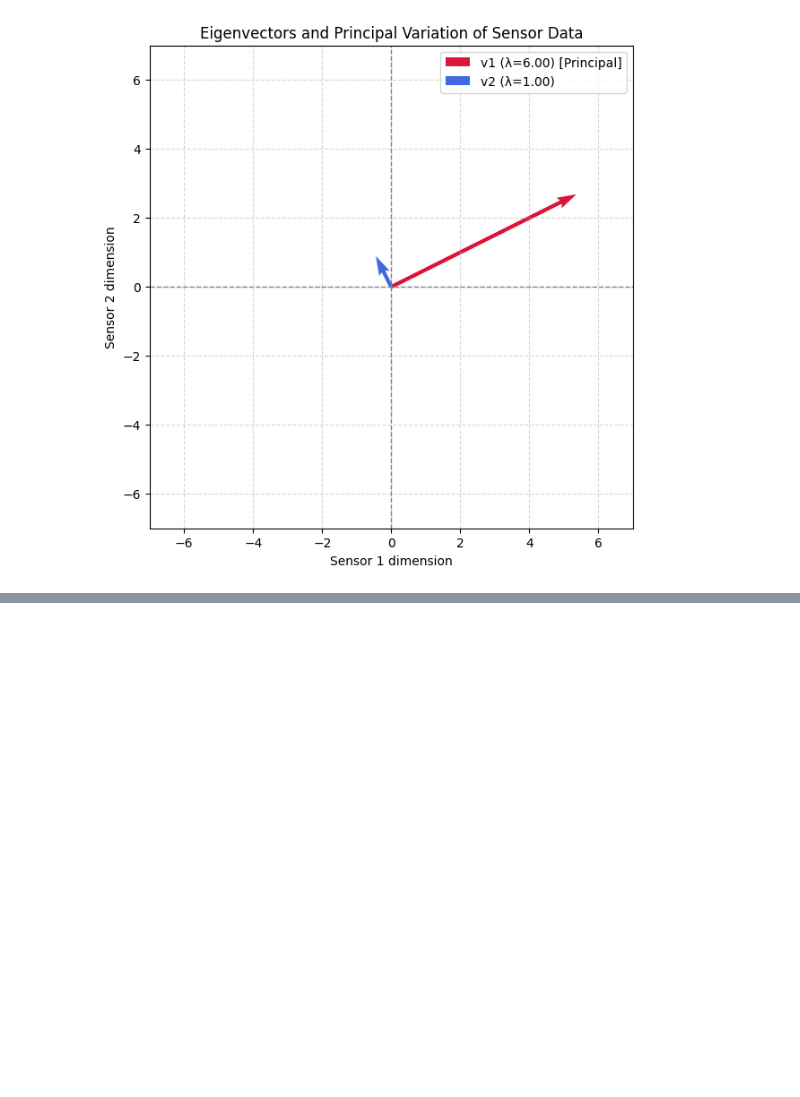
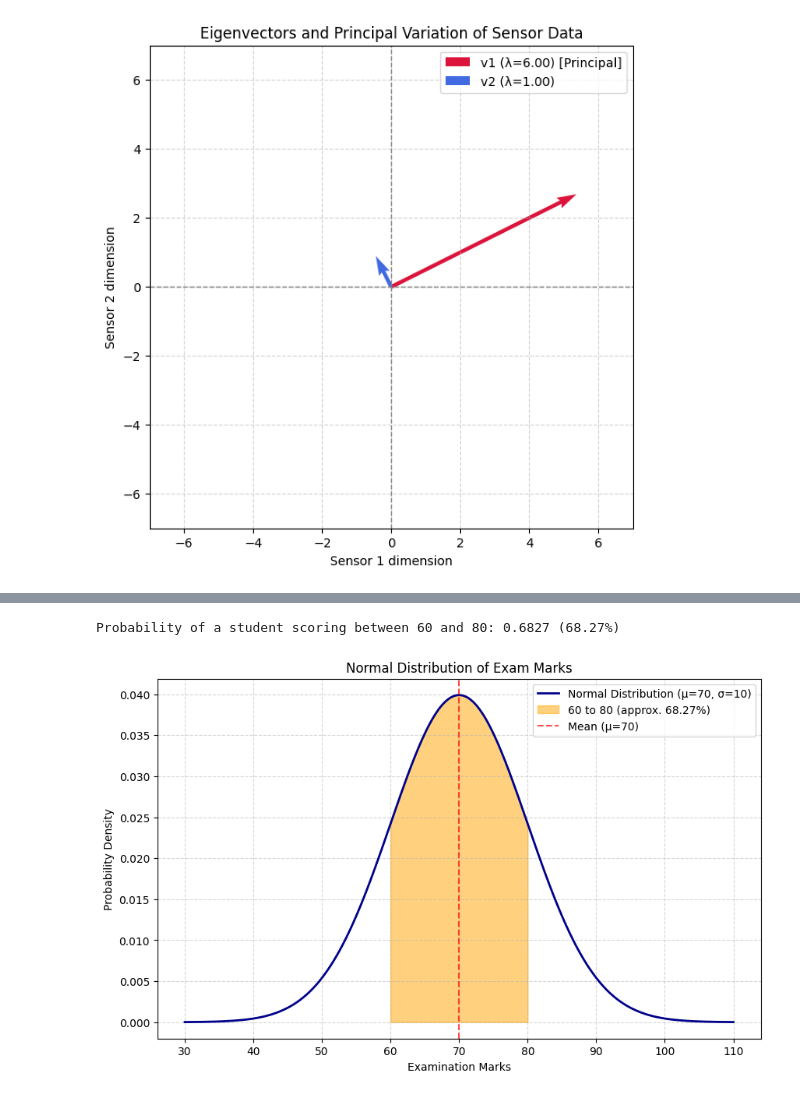
Before and after one commit to bollepallideepthi/CSA47-DeepLearning, a Jupyter notebook: DL_Program's.ipynb, the cells around one changed output, grey strips where cells are left out. Saved outputs shown, nothing was run; the diff lists cells and outputs as text; code cells hidden in the pictures; blank space fills up the shorter version.

```diff
--- a/DL_Program's.ipynb
+++ b/DL_Program's.ipynb
@@ -517,0 +547,34 @@ Eigenvector v2 = [-0.4472136   0.89442719]
+# %%
+import numpy as np
+import matplotlib.pyplot as plt
+from scipy.stats import norm
+
+mean = 70
+std_dev = 10
+
+prob_60 = norm.cdf(60, mean, std_dev)
+prob_80 = norm.cdf(80, mean, std_dev)
+interval_prob = prob_80 - prob_60
+
+print(f"Probability of a student scoring between 60 and 80: {interval_prob:.4f} ({interval_prob*100:.2f}%)\n")
+
+x = np.linspace(mean - 4*std_dev, mean + 4*std_dev, 1000)
+y = norm.pdf(x, mean, std_dev)
+
+plt.figure(figsize=(10, 6))
+plt.plot(x, y, color='darkblue', linewidth=2, label='Normal Distribution (μ=70, σ=10)')
+
+x_fill = np.linspace(60, 80, 500)
+y_fill = norm.pdf(x_fill, mean, std_dev)
+plt.fill_between(x_fill, y_fill, color='orange', alpha=0.5, label='60 to 80 (approx. 68.27%)')
+
+plt.title('Normal Distribution of Exam Marks')
+plt.xlabel('Examination Marks')
+plt.ylabel('Probability Density')
+plt.axvline(mean, color='red', linestyle='--', alpha=0.7, label=f'Mean (μ={mean})')
+plt.grid(True, linestyle='--', alpha=0.5)
+plt.legend()
+plt.show()
+# %% [output]
+Probability of a student scoring between 60 and 80: 0.6827 (68.27%)
+[figure, added]
```
Also changed, not shown: parts of 5 cells of this notebook.
